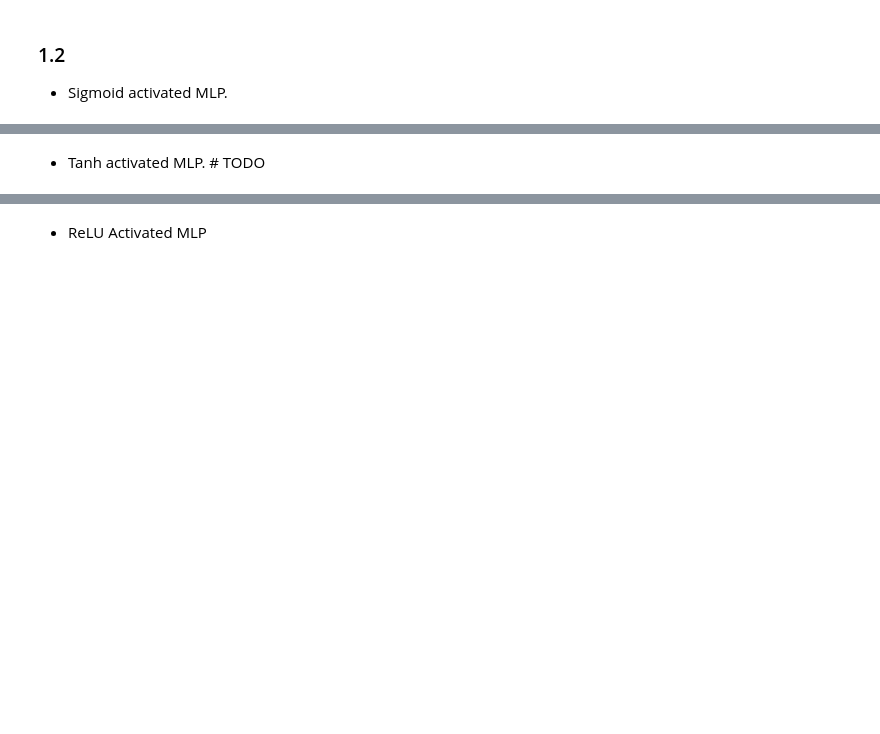
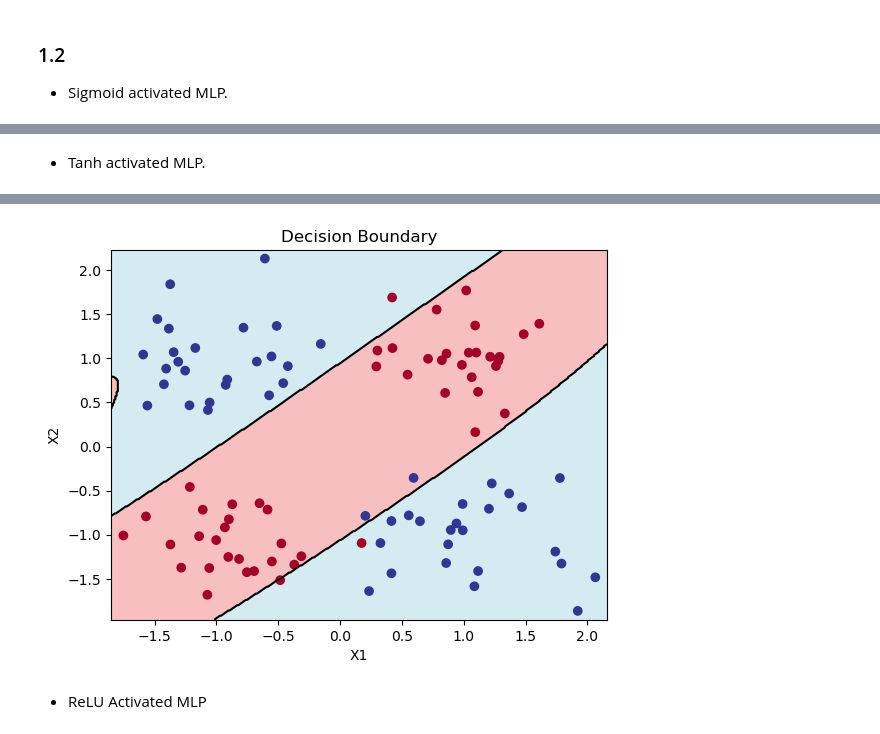
Before and after one commit to ahmetakman/EE449_homeworks, a Jupyter notebook: hw1/hw1.ipynb, the cells around one changed output, grey strips where cells are left out. Drawn from its saved outputs; the diff is of its cells as text; code cells hidden in the pictures; blank space fills up the shorter version.

```diff
--- a/hw1/hw1.ipynb
+++ b/hw1/hw1.ipynb
@@ -136,5 +156,5 @@ part1PlotBoundary(x_val, y_val, nn)
 # %% [markdown]
-- Tanh activated MLP. # TODO
+- Tanh activated MLP.
 # %%
 class MLP_tanh:
     def __init__(self, input_size, hidden_size, output_size):
@@ -180,7 +200,7 @@ x_train, y_train, x_val, y_val = part1CreateDataset(train_samples=1000, val_samp
 input_size = 2
 hidden_size = 4
 output_size = 1
-learning_rate = 0.00001
+learning_rate = learning__rate_for_all_activation_functions
 # Create neural network
 nn = MLP_tanh(input_size, hidden_size, output_size)
 # Train the neural network
@@ -202,3 +222,4 @@ print(f'{np.mean(y_predict==y_val)*100} % of test examples classified correctly.
 
 
 part1PlotBoundary(x_val, y_val, nn)
+# %% [output]
@@ -205,3 +237,4 @@ part1PlotBoundary(x_val, y_val, nn)
+[figure, added]
 # %% [markdown]
 - ReLU Activated MLP
 # %%
```
Also changed, not shown: parts of 15 cells of this notebook, 27 other files.
